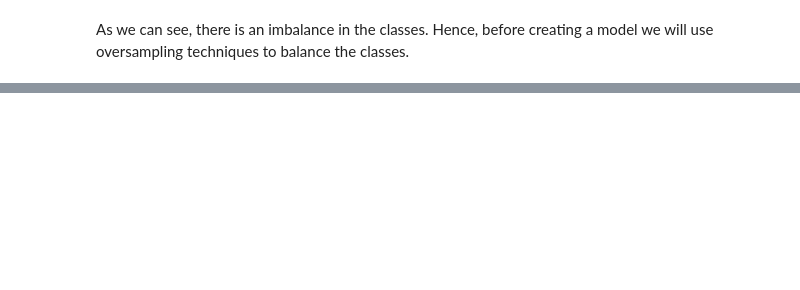
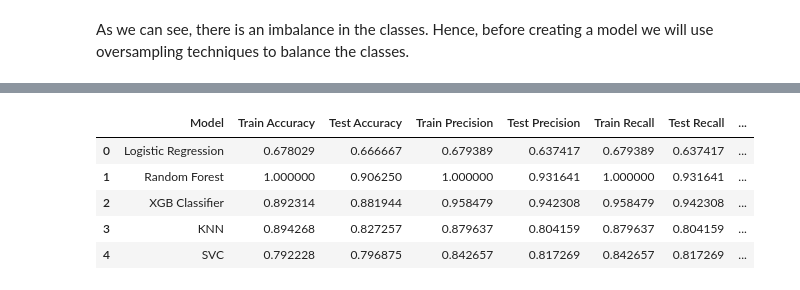
Before and after one commit to amolprabhu/Cardiovascular-Risk-Prediction, a Jupyter notebook: Cardiovascular_Risk_Prediction_Capstone_Project.ipynb, the cells around one changed output, grey strips where cells are left out. Drawn from its saved outputs; the diff is of its cells as text; code cells hidden in the pictures; blank space fills up the shorter version.

```diff
--- a/Cardiovascular_Risk_Prediction_Capstone_Project.ipynb
+++ b/Cardiovascular_Risk_Prediction_Capstone_Project.ipynb
@@ -415,0 +493,6 @@ As we can see, there is an imbalance in the classes. Hence, before creating a mo
+# %%
+# Creating an instance for Min Max Scaler
+scaler = MinMaxScaler()
+# %%
+# Scaling the independent variables
+X = scaler.fit_transform(X)
@@ -415,0 +512,7 @@ As we can see, there is an imbalance in the classes. Hence, before creating a mo
+# %%
+# Creating a dictionary for models
+models = {'Logistic Regression' : LogisticRegression(),
+              'Random Forest' : RandomForestClassifier(),
+              'XGB Classifier' : XGBClassifier(),
+              'KNN' : KNeighborsClassifier(),
+              'SVC' : SVC()}
@@ -415,0 +582,13 @@ As we can see, there is an imbalance in the classes. Hence, before creating a mo
+# %%
+# Using the model function to understand the scores of different models
+model_table, train_cm, test_cm, curve= model_build(X, y, models)
+# %%
+# Models and their scores
+model_table
+# %% [output]
+|  | Model | Train Accuracy | Test Accuracy | Train Precision | Test Precision | Train Recall | Test Recall | ... |
+| 0 | Logistic Regression | 0.678029 | 0.666667 | 0.679389 | 0.637417 | 0.679389 | 0.637417 | ... |
+| 1 | Random Forest | 1.000000 | 0.906250 | 1.000000 | 0.931641 | 1.000000 | 0.931641 | ... |
+| 2 | XGB Classifier | 0.892314 | 0.881944 | 0.958479 | 0.942308 | 0.958479 | 0.942308 | ... |
+| 3 | KNN | 0.894268 | 0.827257 | 0.879637 | 0.804159 | 0.879637 | 0.804159 | ... |
+| 4 | SVC | 0.792228 | 0.796875 | 0.842657 | 0.817269 | 0.842657 | 0.817269 | ... |
```
Also changed, not shown: parts of 33 cells of this notebook.
